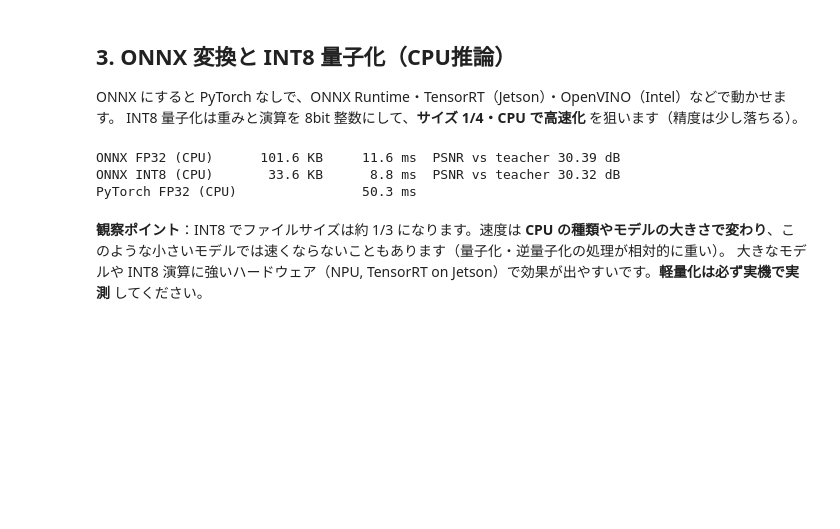
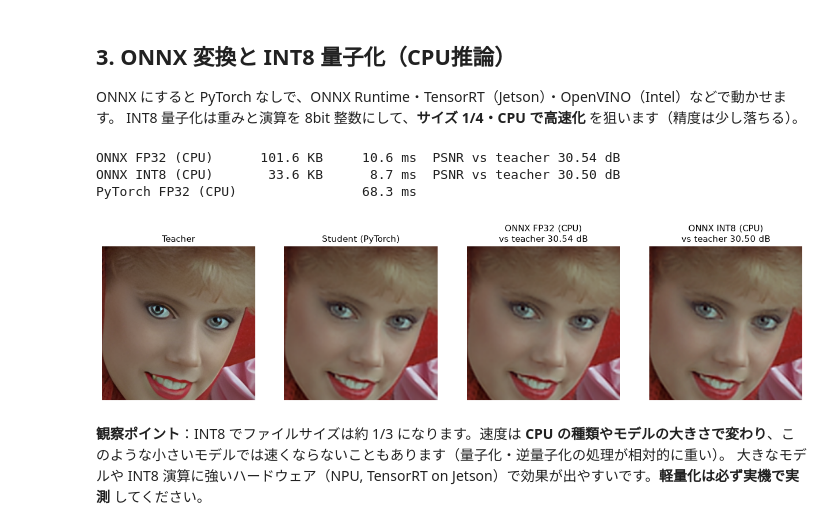
Before and after one commit to takeshi-nagata-mgu/genai-image-restoration-seminar, a Jupyter notebook: notebooks_executed/09_lightweight_distill_quantize.ipynb, the cells around one changed output. Drawn from its saved outputs; the diff is of its cells as text; code cells hidden in the pictures; blank space fills up the shorter version.

```diff
--- a/notebooks_executed/09_lightweight_distill_quantize.ipynb
+++ b/notebooks_executed/09_lightweight_distill_quantize.ipynb
@@ -236,36 +246,39 @@ import onnxruntime as ort
 from onnxruntime.quantization import quantize_static, CalibrationDataReader, QuantType, QuantFormat
 
 student_cpu = TinySR().eval()
 student_cpu.load_state_dict({k: v.cpu() for k, v in student.state_dict().items()})
 dummy = torch.zeros(1, 3, 128, 128)
 torch.onnx.export(student_cpu, dummy, "tiny_sr.onnx", input_names=["lr"], output_names=["sr"], opset_version=17,
                   dynamo=False)
 
 class Calib(CalibrationDataReader):
     """量子化のスケールを決めるための代表データ（実運用では現場の画像を数十枚）"""
     def __init__(self):
         self.data = iter([{"lr": random_lr_batch(1, 128).cpu().numpy()} for _ in range(16)])
     def get_next(self):
         return next(self.data, None)
 
 ort.quantization.shape_inference.quant_pre_process("tiny_sr.onnx", "tiny_sr_prep.onnx")
 quantize_static("tiny_sr_prep.onnx", "tiny_sr_int8.onnx", Calib(), quant_format=QuantFormat.QDQ,
                 weight_type=QuantType.QInt8, activation_type=QuantType.QUInt8)
 
 inp = {"lr": to_tensor(lr).numpy()}
 res = {}
 for name, path in [("ONNX FP32 (CPU)", "tiny_sr.onnx"), ("ONNX INT8 (CPU)", "tiny_sr_int8.onnx")]:
     sess = ort.InferenceSession(path, providers=["CPUExecutionProvider"])
     out = sess.run(None, inp)[0]
     ms = bench(lambda: sess.run(None, inp), n=20)
     res[name] = to_pil(out[0].transpose(1, 2, 0))
     print(f"{name:18s} {os.path.getsize(path)/1024:7.1f} KB  {ms:7.1f} ms  PSNR vs teacher {psnr(res[name], out_t):.2f} dB")
 with torch.no_grad():
     print(f"{'PyTorch FP32 (CPU)':18s} {'':7s}     {bench(lambda: student_cpu(torch.from_numpy(inp['lr']))):7.1f} ms")
+show([out_t.crop(box), out_s.crop(box)] + [v.crop(box) for v in res.values()],
+     ["Teacher", "Student (PyTorch)"] + [f"{n}\nvs teacher {psnr(v, out_t):.2f} dB" for n, v in res.items()], size=3.2)
 # %% [output]
-ONNX FP32 (CPU)      101.6 KB     11.6 ms  PSNR vs teacher 30.39 dB
-ONNX INT8 (CPU)       33.6 KB      8.8 ms  PSNR vs teacher 30.32 dB
-PyTorch FP32 (CPU)                50.3 ms
+ONNX FP32 (CPU)      101.6 KB     10.6 ms  PSNR vs teacher 30.54 dB
+ONNX INT8 (CPU)       33.6 KB      8.7 ms  PSNR vs teacher 30.50 dB
+PyTorch FP32 (CPU)                68.3 ms
+[figure, added]
 # %% [markdown]
 **観察ポイント**：INT8 でファイルサイズは約 1/3 になります。速度は **CPU の種類やモデルの大きさで変わり**、このような小さいモデルでは速くならないこともあります（量子化・逆量子化の処理が相対的に重い）。
 大きなモデルや INT8 演算に強いハードウェア（NPU, TensorRT on Jetson）で効果が出やすいです。**軽量化は必ず実機で実測** してください。
```
Also changed, not shown: parts of 2 cells of this notebook, 9 other files.
